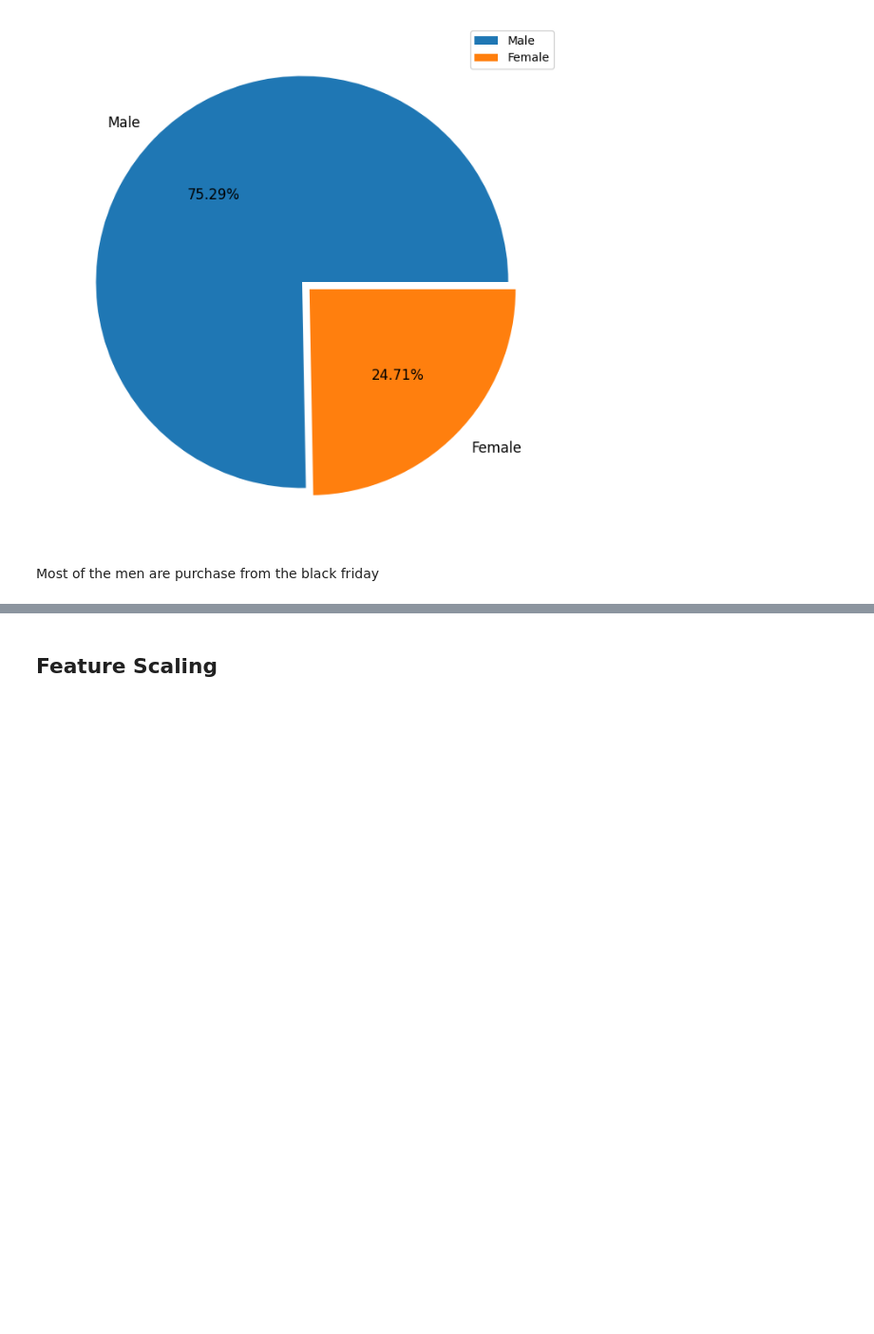
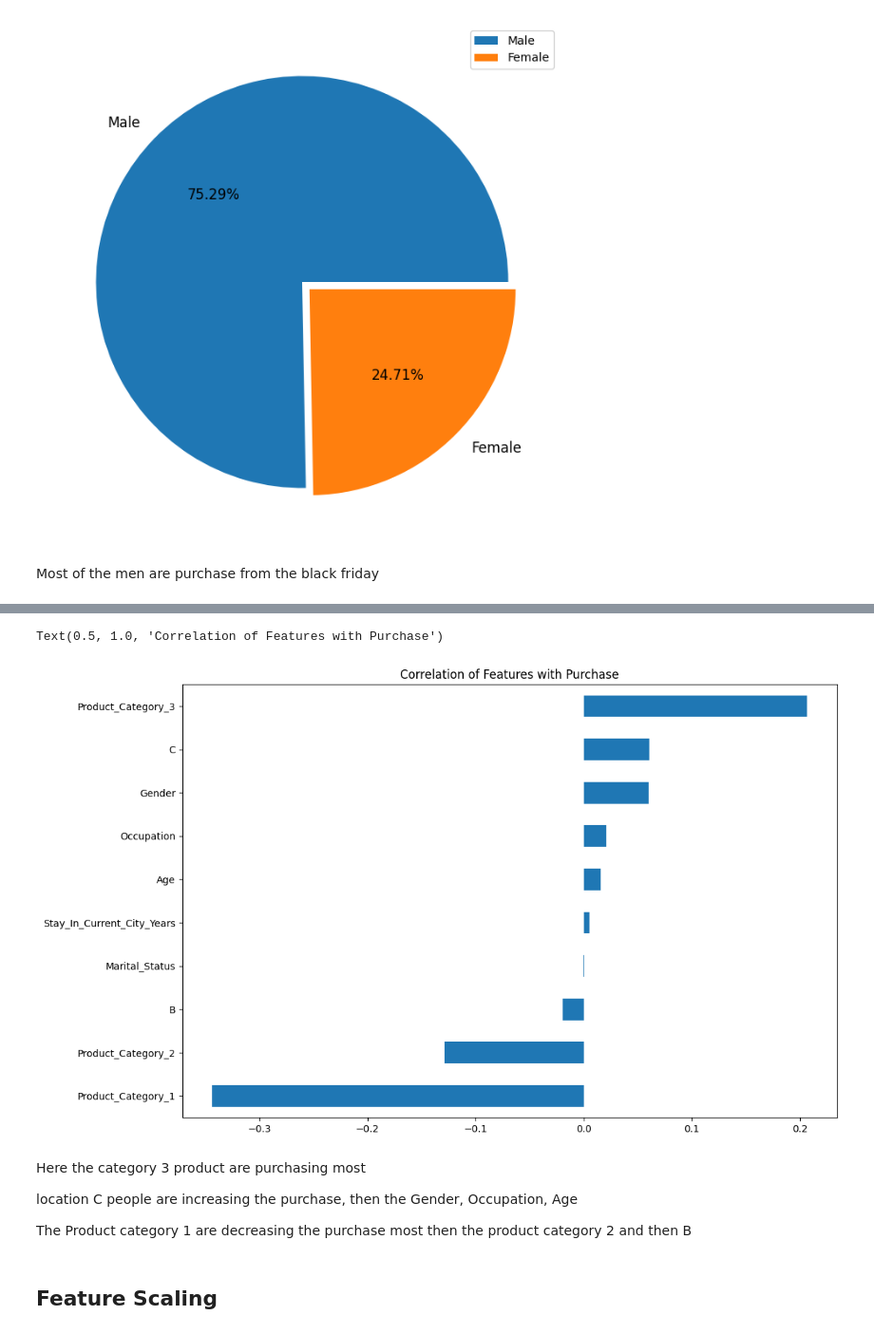
Before and after one commit to mahabub-rah/EDA-and-Feature-Engineering-, a Jupyter notebook: Day-2/blackFriday_EDA_Feature.ipynb, the cells around one changed output, grey strips where cells are left out. Shown at 95% size. Drawn from its saved outputs; the diff is of its cells as text; code cells hidden in the pictures; blank space fills up the shorter version.

```diff
--- a/Day-2/blackFriday_EDA_Feature.ipynb
+++ b/Day-2/blackFriday_EDA_Feature.ipynb
@@ -308,3 +333,15 @@ Most of the men are purchase from the black friday
+# %%
+df.corr()["Purchase"].drop("Purchase").sort_values().plot(kind='barh',)
+plt.title("Correlation of Features with Purchase")
+# %% [output]
+Text(0.5, 1.0, 'Correlation of Features with Purchase')
+[figure, added]
+# %% [markdown]
+Here the category 3 product are purchasing most
+
+location C people are increasing the purchase, then the Gender, Occupation, Age
+
+The Product category 1 are decreasing the purchase most then the product category 2 and then B
 # %% [markdown]
 ## Feature Scaling
 # %%
```
Also changed, not shown: parts of 7 cells of this notebook.
